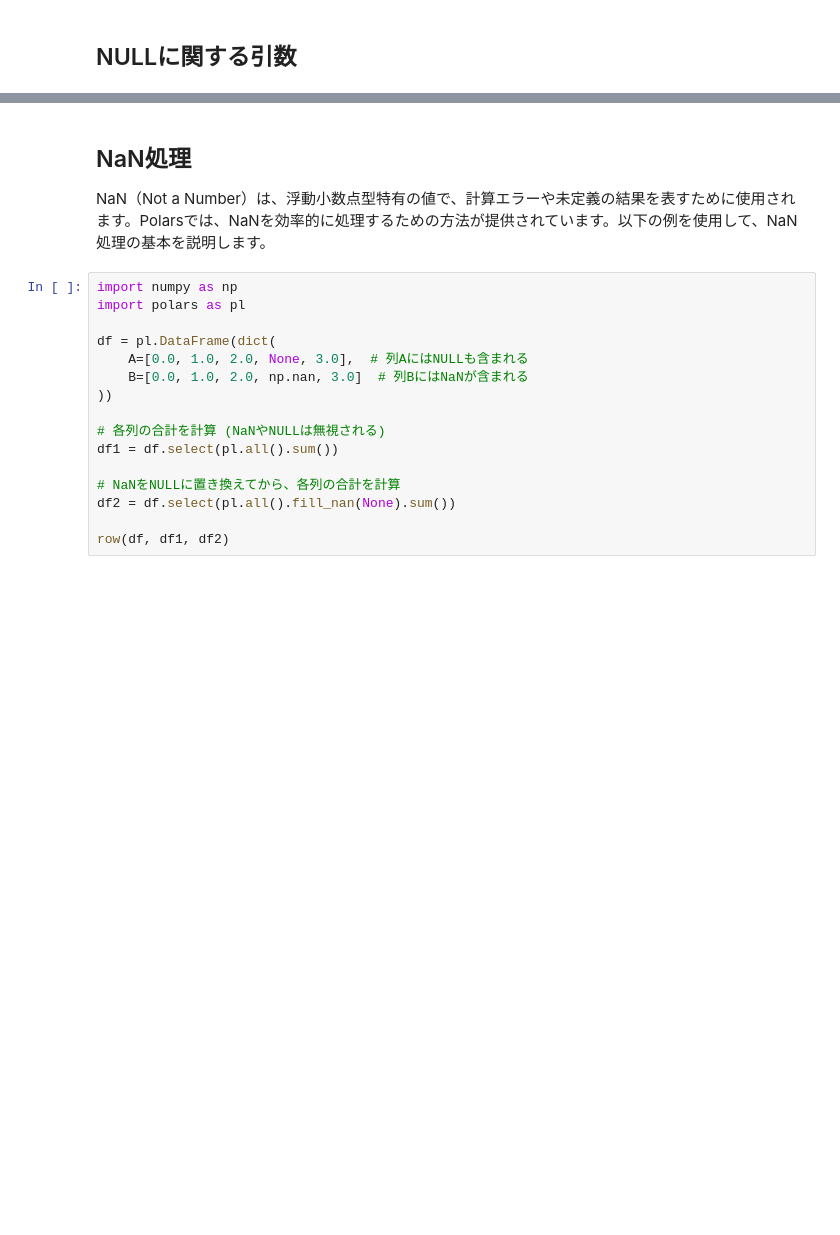
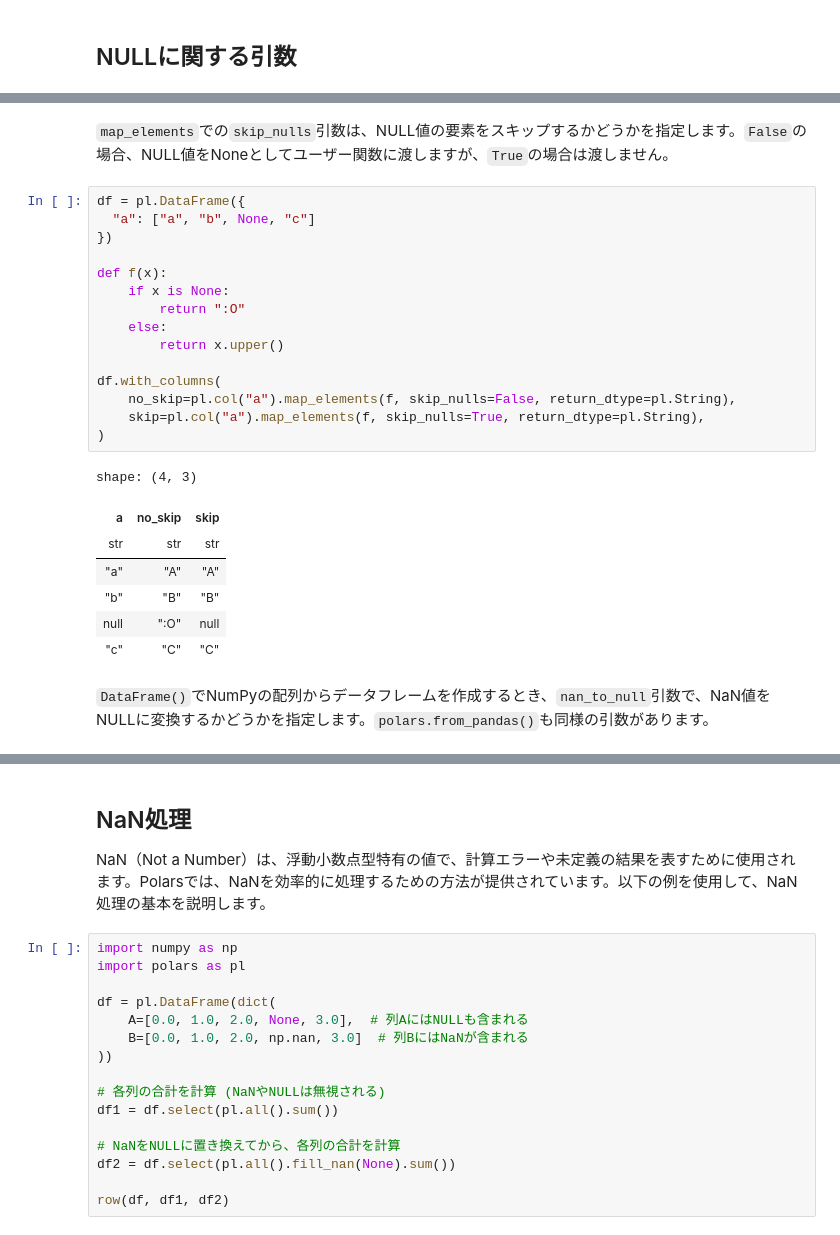
Before and after one commit to ruoyu0088/polars_guide, a Jupyter notebook: polars_guide/045_polars_null.ipynb, the cells around one changed output, grey strips where cells are left out. Saved outputs shown, nothing was run; the diff lists cells and outputs as text; blank space fills up the shorter version.

```diff
--- a/polars_guide/045_polars_null.ipynb
+++ b/polars_guide/045_polars_null.ipynb
@@ -134,0 +167,27 @@ row(df, df_forward, df_backward, df_mean, df_limit)
+# %% [markdown]
+`map_elements`での`skip_nulls`引数は、NULL値の要素をスキップするかどうかを指定します。`False`の場合、NULL値をNoneとしてユーザー関数に渡しますが、`True`の場合は渡しません。
+# %%
+df = pl.DataFrame({
+  "a": ["a", "b", None, "c"]
+})
+
+def f(x):
+    if x is None:
+        return ":O"
+    else:
+        return x.upper()
+
+df.with_columns(
+    no_skip=pl.col("a").map_elements(f, skip_nulls=False, return_dtype=pl.String),
+    skip=pl.col("a").map_elements(f, skip_nulls=True, return_dtype=pl.String),
+)
+# %% [output]
+shape: (4, 3)
+| a | no_skip | skip |
+| str | str | str |
+| "a" | "A" | "A" |
+| "b" | "B" | "B" |
+| null | ":O" | null |
+| "c" | "C" | "C" |
+# %% [markdown]
+`DataFrame()`でNumPyの配列からデータフレームを作成するとき、`nan_to_null`引数で、NaN値をNULLに変換するかどうかを指定します。`polars.from_pandas()`も同様の引数があります。
```
Also changed, not shown: parts of 24 cells of this notebook, 3 other files.
